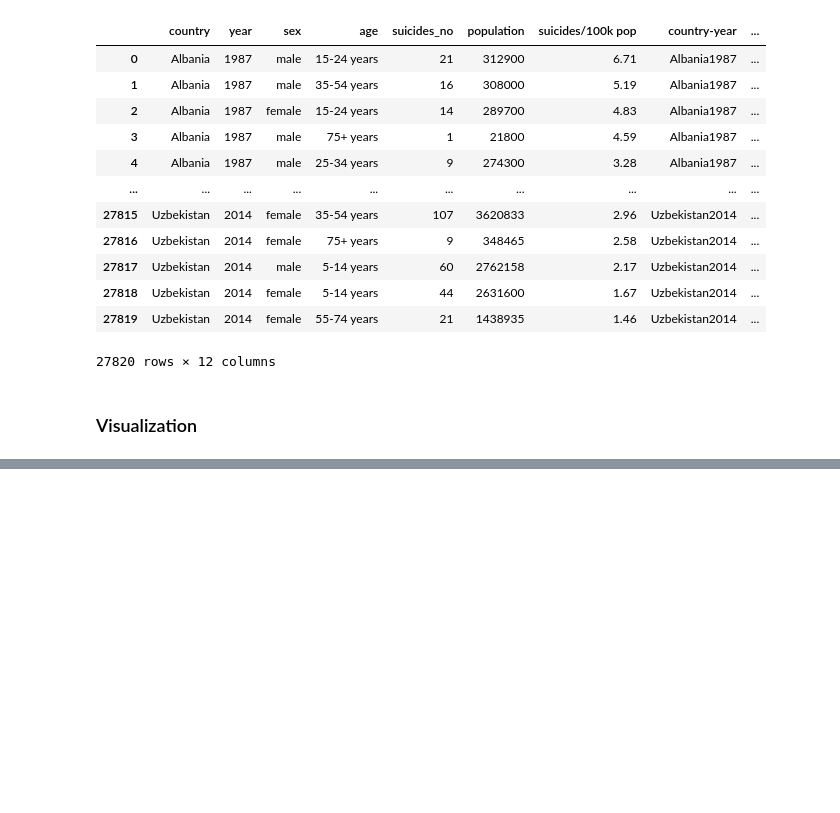
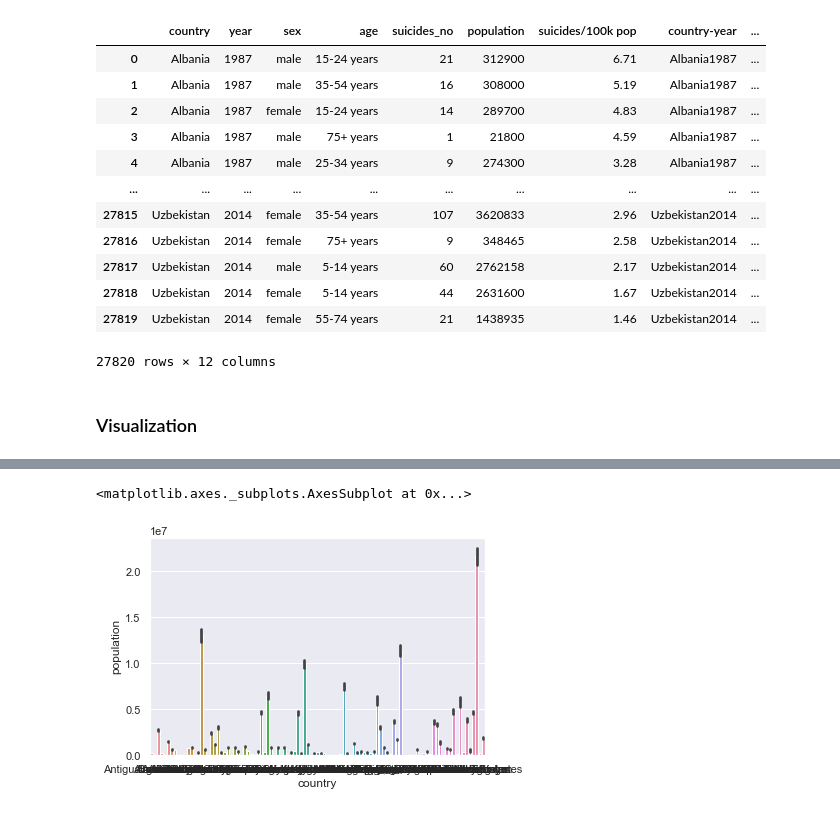
Before and after one commit to KemmieKemy/suicide_rates_EDA, a Jupyter notebook: suicide_analysis.ipynb, the cells around one changed output, grey strips where cells are left out. Cells and saved outputs as stored; diff of their text form; code cells hidden in the pictures; blank space fills up the shorter version.

```diff
--- a/suicide_analysis.ipynb
+++ b/suicide_analysis.ipynb
@@ -155,0 +159,5 @@ plt.plot(suicide_data['year'].value_counts().sort_index())
+# %%
+sns.barplot(x='country',y='population',data=suicide_data)
+# %% [output]
+<matplotlib.axes._subplots.AxesSubplot at 0x...>
+[figure, added]
```
Also changed, not shown: parts of 8 cells of this notebook.
